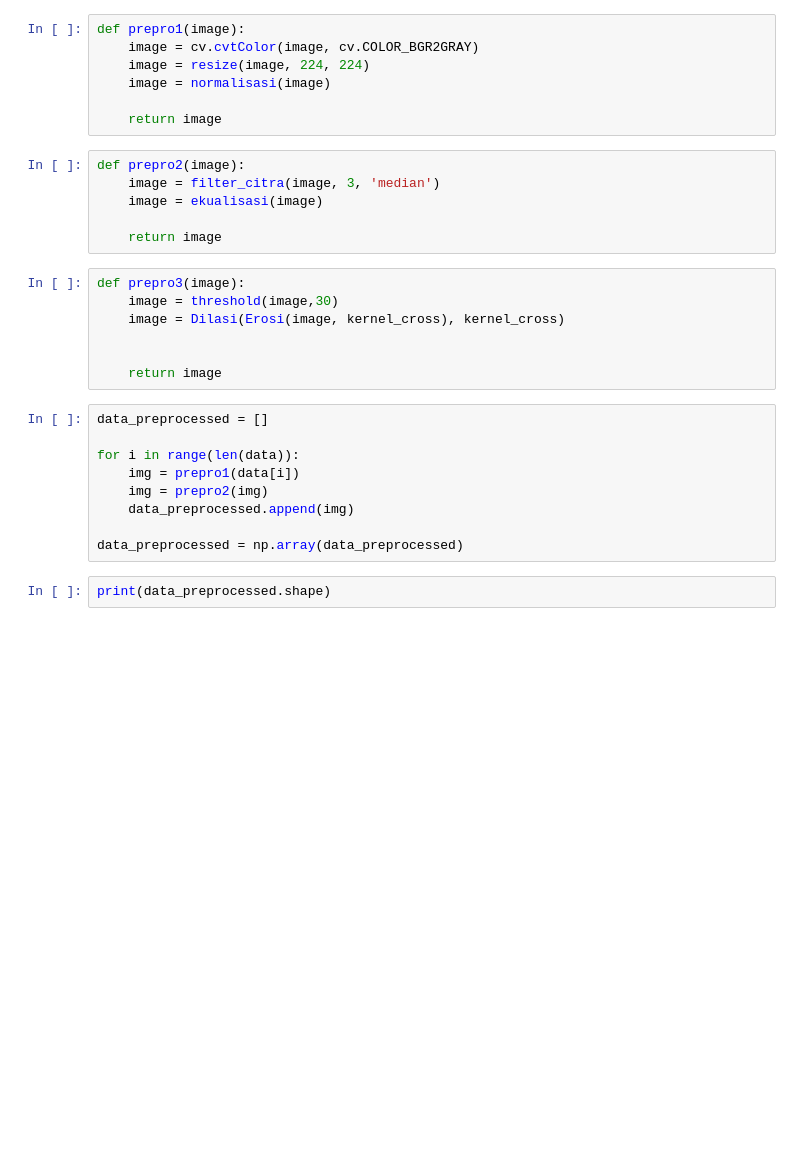
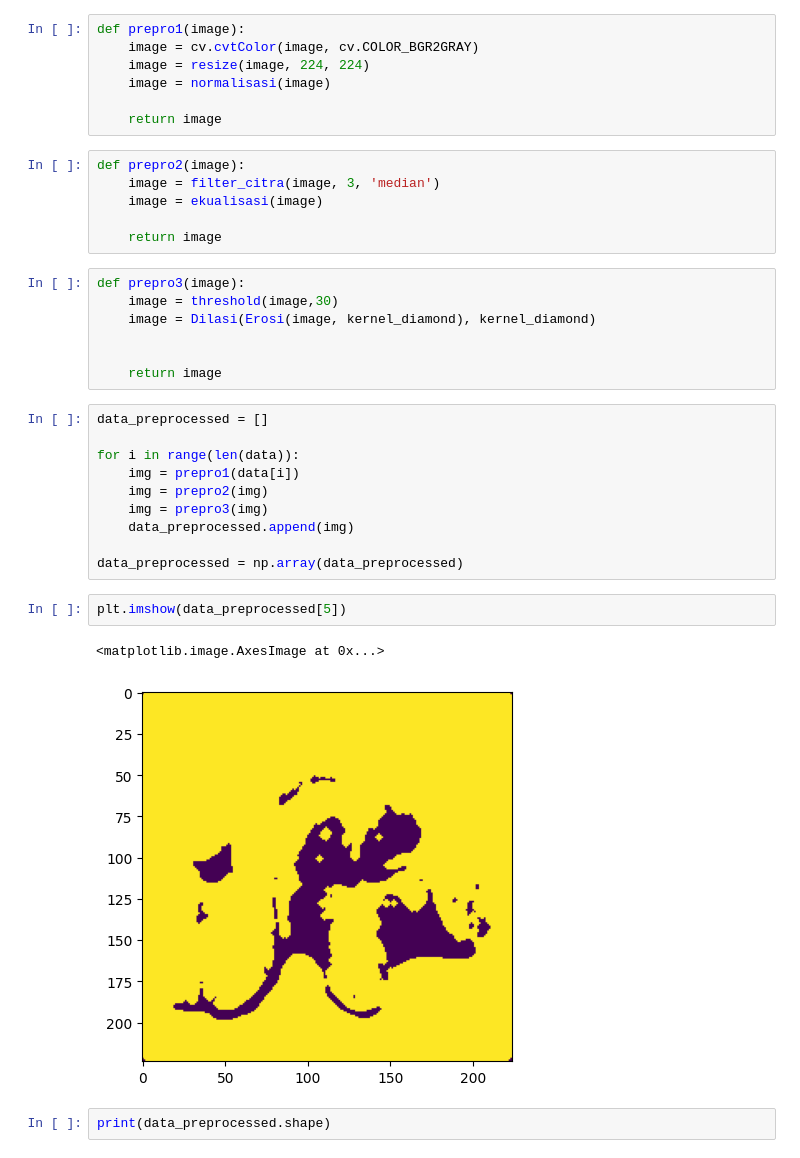
Before and after one commit to DendoyOfficial/PROJECT-PCD-Klasifikasi-Jenis-Rempah, a Jupyter notebook: project.ipynb, the cells around one changed output. Saved outputs shown, nothing was run; the diff lists cells and outputs as text; blank space fills up the shorter version.

```diff
--- a/project.ipynb
+++ b/project.ipynb
@@ -264,7 +264,7 @@ def prepro2(image):
 # %%
 def prepro3(image):
     image = threshold(image,30)
-    image = Dilasi(Erosi(image, kernel_cross), kernel_cross)
+    image = Dilasi(Erosi(image, kernel_diamond), kernel_diamond)
 
 
     return image
@@ -274,9 +274,15 @@ data_preprocessed = []
 for i in range(len(data)):
     img = prepro1(data[i])
     img = prepro2(img)
+    img = prepro3(img)
     data_preprocessed.append(img)
 
 data_preprocessed = np.array(data_preprocessed)
+# %%
+plt.imshow(data_preprocessed[5])
+# %% [output]
+<matplotlib.image.AxesImage at 0x...>
+[figure, added]
 # %%
 print(data_preprocessed.shape)
 # %% [output]
```
